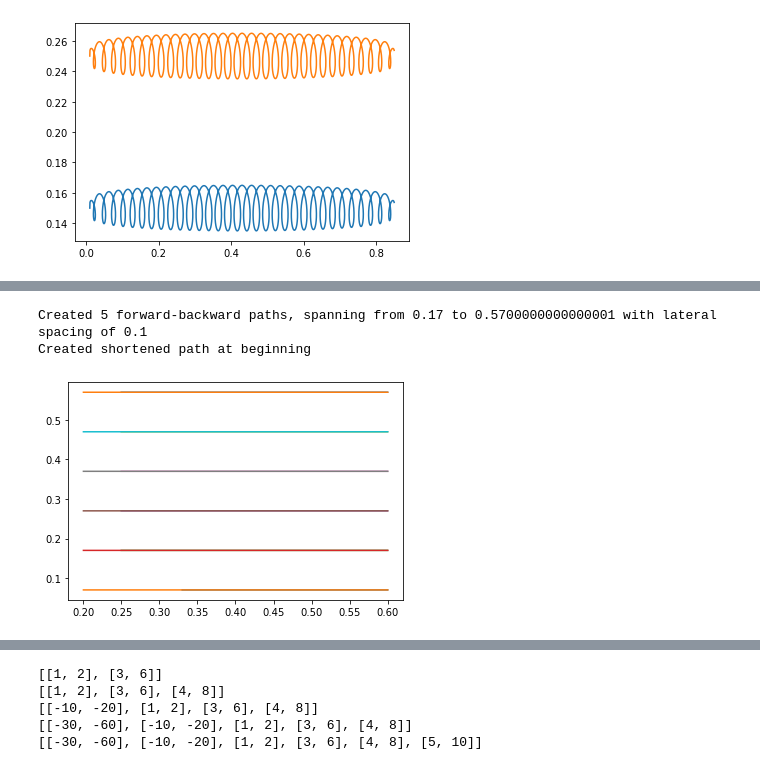
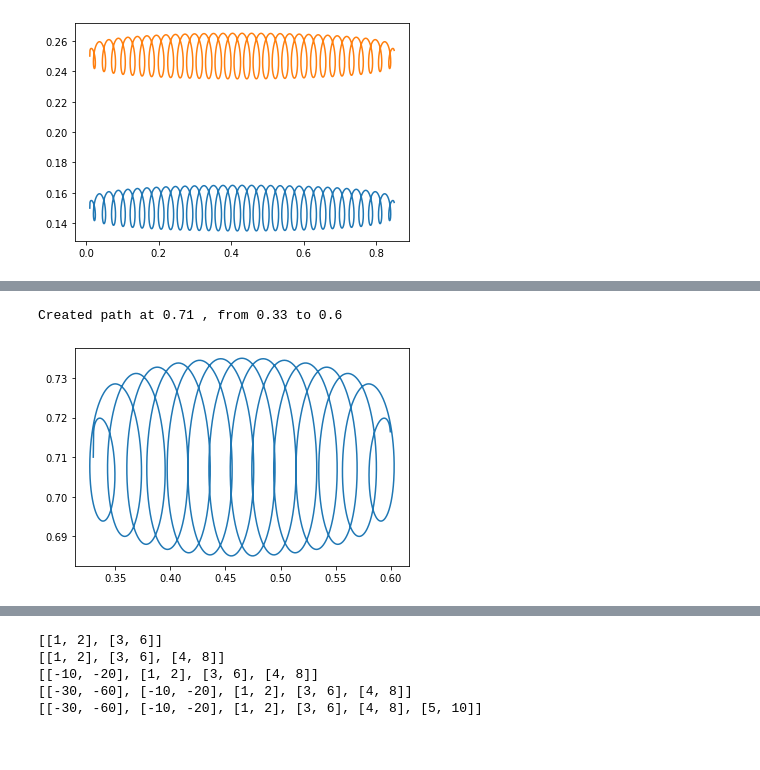
Before and after one commit to mhagenow01/panda_uli_demo, a Jupyter notebook: ULIConfig/registration_models/task_models_fragmented.ipynb, the cells around one changed output, grey strips where cells are left out. Drawn from its saved outputs; the diff is of its cells as text; code cells hidden in the pictures.

```diff
--- a/ULIConfig/registration_models/task_models_fragmented.ipynb
+++ b/ULIConfig/registration_models/task_models_fragmented.ipynb
@@ -128,29 +129,54 @@ state_names = ['u','v','f','theta_qx','theta_qy','theta_qz','theta_qw','delta_s'
 # ending = [[0.85, 0.04], [0.85, 0.09], [0.85, 0.15], [0.85, 0.25], [0.85, 0.35], [0.85, 0.45], [0.85, 0.55], [0.85, 0.65], [0.85, 0.75], [0.85, 0.85], [0.85, 0.91], [0.85, 0.96]]
 near_edge = 0.25
 far_edge = 0.6
+bolt_edge = 0.33
 lateral = 0.10 # min lateral dist. b/t paths should be ~0.12
 num_paths = 5 # Default: 6
 starting = []
 ending = []
-starting, ending = make_forward_backward_paths(num_paths, near_edge=near_edge, far_edge=far_edge, lateral_spacing=lateral) # MAX num_paths 6 paths
+# starting, ending = make_forward_backward_paths(num_paths, near_edge=near_edge, far_edge=far_edge, lateral_spacing=lateral) # MAX num_paths 6 paths
 
 
 # TODO: The complete pass had spacing of 0.13 I've now changed it back to 0.12...now .11, now .10
-#    I've also changed x_ang_offset from 2.5 to 2
+#    I've also changed x_ang_offset from 2.5 to 2, and now 2.25
 
 
 
 
-# Prepend shortened path to list of paths, to account for bolts fastening the piece
-bolt_edge = 0.33
-starting[:0] = [[bolt_edge, 0.07], [far_edge,       0.07]]
-ending[:0] =   [[far_edge,  0.07], [near_edge-0.05, 0.07]] # -0.05 to get sander to the middle
-print("Created shortened path at beginning")
+# # Prepend shortened path to list of paths, to account for bolts fastening the piece
+# starting[:0] = [[bolt_edge, 0.07], [far_edge,       0.07]]
+# ending[:0] =   [[far_edge,  0.07], [near_edge-0.05, 0.07]] # -0.05 to get sander to the middle
+# print("Created shortened path at beginning")
 
-# # Append shortened path to list of paths, to account for bolts fastening the piece
-# starting.extend([[bolt_edge, 0.92], [far_edge, 0.92]])
-# ending.extend(  [[far_edge,  0.92], [near_edge, 0.92]])
+# Append shortened path to list of paths, to account for bolts fastening the piece
+# lateral_end = 0.82 # default 0.92
+# starting.extend([[bolt_edge, lateral_end], [far_edge,  lateral_end]])
+# ending.extend(  [[far_edge,  lateral_end], [near_edge, lateral_end]])
 # print("Created shortened path at the end")
+
+
+# # Append a One-off test path to list of paths
+# lateral_loc = 0.91
+begin_loc = bolt_edge
+end_loc = far_edge
+# starting.extend([[begin_loc, lateral_loc]])
+# ending.extend(  [[end_loc,  lateral_loc]])
+# print("Created path at", lateral_loc, ", from", begin_loc, "to", end_loc)
+
+# lateral_loc = 0.81
+# #begin_loc = bolt_edge
+# #end_loc = far_edge
+# starting.extend([[begin_loc, lateral_loc]])
+# ending.extend(  [[end_loc,  lateral_loc]])
+# print("Created path at", lateral_loc, ", from", begin_loc, "to", end_loc)
+
+lateral_loc = 0.71
+# #begin_loc = bolt_edge
+# #end_loc = far_edge
+starting.extend([[begin_loc, lateral_loc]])
+ending.extend(  [[end_loc,  lateral_loc]])
+print("Created path at", lateral_loc, ", from", begin_loc, "to", end_loc)
+
 
 # print(starting)
 # print(ending)
@@ -161,38 +187,38 @@ print("Created shortened path at beginning")
 # ending =   [[edge2, 0.8-dd], [edge1, 0.8-dd]]
 # dd = 0.12
 # starting.extend([[edge1, 0.8-dd], [edge2, 0.8-dd]])
 # ending.extend(  [[edge2, 0.8-dd], [edge1, 0.8-dd]])
 
 samps_per_sec = 40 #40 is hardcoded into FragmentedExecution.py
-samps = samps_per_sec * np.array([ 35] * 20) # num samples affects task speed, as interpolation happens slower
-forces =                np.array([-10.] * 20)
-angs =                  np.array([-6., 6.] * 10)
-x_ang_offset = 2
+samps = samps_per_sec * np.array([ 70, 30, 20] * 20) # default: 35, num samples affects task speed, as interpolation happens slower
+forces =                np.array([-16.0, -0.05, -0.01] * 20) # default: -10
+angs =                  np.array([-0., 0.] * 10) # default [-6, 6.]
+x_ang_offset = 2.25 # Default: 2.25
 
 state_vals = []
 # for each path...
 for ii in range(0,len(starting)):
     R_tool_surf = ScipyR.from_euler('zyx',[ang_relative_to_surface,angs[ii], x_ang_offset],degrees=True) # 'z' in 'zy' is older term referring to tool/eef directionality
     theta_q = R_tool_surf.as_quat()
     start_temp = np.array([starting[ii][0],starting[ii][1],forces[ii],theta_q[0],theta_q[1],theta_q[2],theta_q[3], 1.0, 1.0, tool_offset[0], tool_offset[1], tool_offset[2]])
     end_temp = np.array([ending[ii][0],ending[ii][1],forces[ii],theta_q[0],theta_q[1],theta_q[2],theta_q[3], 1.0, 1.0, tool_offset[0], tool_offset[1], tool_offset[2]])
 #     state_vals.append(interpMultD(start_temp,end_temp,samps[ii],quat_vars=[3]))
 # super_pos_freq=[0.04] and super_pos_amp=[0.015]  were in below line
-    state_vals.append(interpMultD(start_temp,end_temp,samps[ii],quat_vars=[3],super_pos_vars=[0], super_pos_freq=[0.00], super_pos_amp=[0.00]))
+    state_vals.append(interpMultD(start_temp,end_temp,samps[ii],quat_vars=[3],super_pos_vars=[0], super_pos_freq=[0.02], super_pos_amp=[0.025]))
+                                                            #   quat_vars=[3],super_pos_vars=[0], super_pos_freq=[0.04], super_pos_amp=[0.015]
 
 # Plot 2D passes
 for ii in range(0,len(starting)):
     plt.plot(state_vals[ii][0,:],state_vals[ii][1,:])
 plt.show()
 
 R_extra_tool = ScipyR.from_euler('y',-5,degrees=True)
 q_extra = R_extra_tool.as_quat()
 
 # scalar on how corrections affect the system
 corrections = [[0.0, 0.0, -6.0, q_extra[0], q_extra[1], q_extra[2], q_extra[3], -0.5, 0.0, -0.01, 0.0, 0.0]]
 
 pickle.dump((state_names,state_vals,corrections),open(outfile,"wb"), protocol=2)
 # %% [output]
-Created 5 forward-backward paths, spanning from 0.17 to 0.5700000000000001 with lateral spacing of 0.1
-Created shortened path at beginning
+Created path at 0.71 , from 0.33 to 0.6
-[figure, old version]
+[figure, new version]
```
Also changed, not shown: parts of 7 cells of this notebook, 1 other file.
